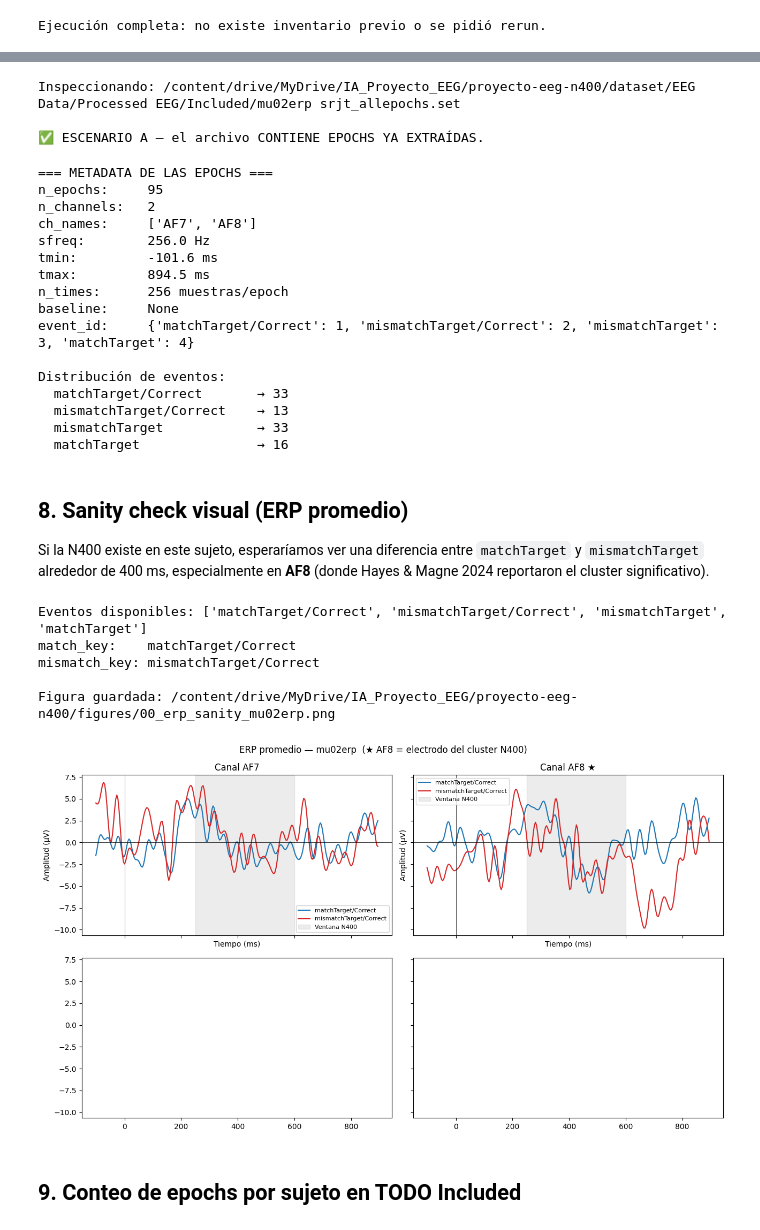
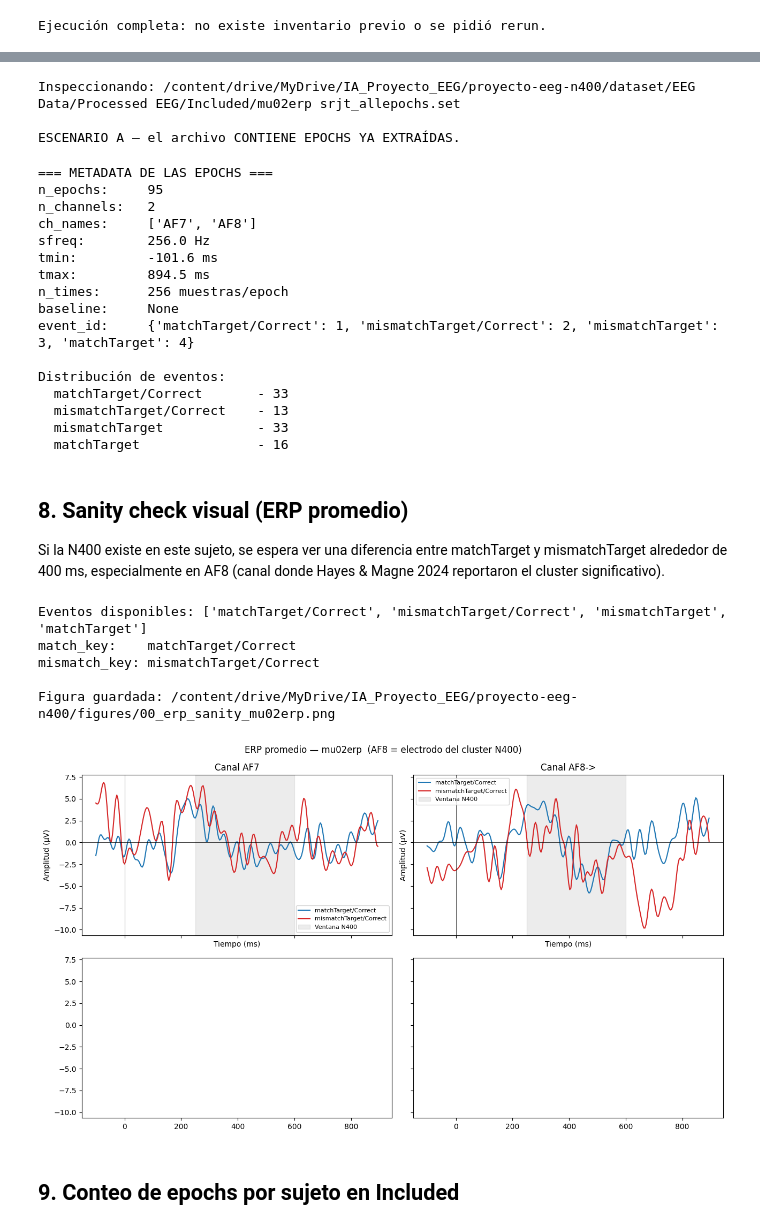
Before and after one commit to unpluggedREVAN/proyecto-eeg-n400, a Jupyter notebook: notebooks/00_setup_and_verify.ipynb, the cells around one changed output, grey strips where cells are left out. Saved outputs shown, nothing was run; the diff lists cells and outputs as text; code cells hidden in the pictures.

```diff
--- a/notebooks/00_setup_and_verify.ipynb
+++ b/notebooks/00_setup_and_verify.ipynb
@@ -49,15 +27,14 @@ Lo único que pueden necesitar cambiar es `PROJECT_ROOT_DRIVE` si pusieron el re
 # %%
 # ============================================================
-# Ruta al repo clonado dentro de Drive
-# (esta ruta debe contener configs/, notebooks/, dataset/, etc.)
+# Ruta del repo
 # ============================================================
 PROJECT_ROOT_DRIVE = '/content/drive/MyDrive/IA_Proyecto_EEG/proyecto-eeg-n400'
 
-# Sujeto de muestra para inspección detallada (debe estar en Included)
+# Sujeto de muestra para inspección (debe estar en Included)
 SAMPLE_SUBJECT = 'mu02erp'
 
 # Forzar re-ejecución completa aunque las salidas ya existan
-FORCE_RERUN = False
+FORCE_RERUN = True
 
 print(f'PROJECT_ROOT_DRIVE: {PROJECT_ROOT_DRIVE}')
 print(f'SAMPLE_SUBJECT:     {SAMPLE_SUBJECT}')
@@ -310,25 +284,25 @@ if not SKIP_REST:
     try:
         epochs = mne.io.read_epochs_eeglab(str(sample_path), verbose='ERROR')
         scenario = 'A_epochs'
-        print('✅ ESCENARIO A — el archivo CONTIENE EPOCHS YA EXTRAÍDAS.')
+        print('ESCENARIO A — el archivo CONTIENE EPOCHS YA EXTRAÍDAS.')
     except Exception as e_ep:
         print(f'No se pudo leer como Epochs: {type(e_ep).__name__}')
         print(f'   Detalle: {str(e_ep)[:200]}')
-        print('Intentando como señal continua (Raw)...\n')
+        print('Intentando como señal continua (Raw)\n')
         try:
             raw = mne.io.read_raw_eeglab(str(sample_path), preload=True, verbose='ERROR')
             scenario = 'B_continuous'
-            print('✅ ESCENARIO B — el archivo es SEÑAL CONTINUA.')
+            print('ESCENARIO B — el archivo es SEÑAL CONTINUA.')
         except Exception as e_raw:
             scenario = 'ERROR'
-            print(f'❌ FALLO también como Raw: {type(e_raw).__name__}: {e_raw}')
+            print(f'FALLO también como Raw: {type(e_raw).__name__}: {e_raw}')
             raise
 
     inventory['scenario'] = scenario
 # %% [output]
 Inspeccionando: /content/drive/MyDrive/IA_Proyecto_EEG/proyecto-eeg-n400/dataset/EEG Data/Processed EEG/Included/mu02erp srjt_allepochs.set
 
-✅ ESCENARIO A — el archivo CONTIENE EPOCHS YA EXTRAÍDAS.
+ESCENARIO A — el archivo CONTIENE EPOCHS YA EXTRAÍDAS.
 # %%
 if not SKIP_REST and scenario == 'A_epochs':
     print('=== METADATA DE LAS EPOCHS ===')
@@ -346,7 +320,7 @@ if not SKIP_REST and scenario == 'A_epochs':
     id_to_name = {v: k for k, v in epochs.event_id.items()}
     events_counter = Counter(epochs.events[:, 2])
     for code, count in sorted(events_counter.items()):
-        print(f'  {id_to_name.get(code, str(code)):25s} → {count}')
+        print(f'  {id_to_name.get(code, str(code)):25s} - {count}')
 
     inventory['scenario_A_details'] = {
         'n_epochs':   int(len(epochs)),
@@ -397,14 +371,14 @@ baseline:     None
 event_id:     {'matchTarget/Correct': 1, 'mismatchTarget/Correct': 2, 'mismatchTarget': 3, 'matchTarget': 4}
 
 Distribución de eventos:
-  matchTarget/Correct       → 33
-  mismatchTarget/Correct    → 13
-  mismatchTarget            → 33
-  matchTarget               → 16
+  matchTarget/Correct       - 33
+  mismatchTarget/Correct    - 13
+  mismatchTarget            - 33
+  matchTarget               - 16
 # %% [markdown]
 ## 8. Sanity check visual (ERP promedio)
 
-Si la N400 existe en este sujeto, esperaríamos ver una diferencia entre `matchTarget` y `mismatchTarget` alrededor de 400 ms, especialmente en **AF8** (donde Hayes & Magne 2024 reportaron el cluster significativo).
+Si la N400 existe en este sujeto, se espera ver una diferencia entre matchTarget y mismatchTarget alrededor de 400 ms, especialmente en AF8 (canal donde Hayes & Magne 2024 reportaron el cluster significativo).
 # %%
 if not SKIP_REST and scenario == 'A_epochs':
     available = list(epochs.event_id.keys())
@@ -430,39 +404,39 @@ if not SKIP_REST and scenario == 'A_epochs':
         fig, axes = plt.subplots(2, 2, figsize=(13, 7.5), sharex=True, sharey=True)
         for ax, ch in zip(axes.flat, epochs.ch_names[:4]):
             ch_idx = epochs.ch_names.index(ch)
             ax.plot(evoked_match.times * 1000,
                     evoked_match.data[ch_idx] * 1e6,
                     label=match_key, color='tab:blue', linewidth=1.5)
             ax.plot(evoked_mismatch.times * 1000,
                     evoked_mismatch.data[ch_idx] * 1e6,
                     label=mismatch_key, color='tab:red', linewidth=1.5)
             ax.axvspan(n400_t1, n400_t2, color='gray', alpha=0.15, label='Ventana N400')
             ax.axvline(0, color='k', linewidth=0.5)
             ax.axhline(0, color='k', linewidth=0.5)
-            title_extra = ' ★' if ch == 'AF8' else ''
+            title_extra = '->' if ch == 'AF8' else ''
             ax.set_title(f'Canal {ch}{title_extra}')
             ax.set_xlabel('Tiempo (ms)')
             ax.set_ylabel('Amplitud (µV)')
             ax.legend(loc='best', fontsize=8)
             ax.invert_yaxis()
-        plt.suptitle(f'ERP promedio — {SAMPLE_SUBJECT}  (★ AF8 = electrodo del cluster N400)', fontsize=12)
+        plt.suptitle(f'ERP promedio — {SAMPLE_SUBJECT}  (AF8 = electrodo del cluster N400)', fontsize=12)
         plt.tight_layout()
 
         fig_path = FIGURES_DIR / f'00_erp_sanity_{SAMPLE_SUBJECT}.png'
         plt.savefig(fig_path, dpi=120, bbox_inches='tight')
         print(f'\nFigura guardada: {fig_path}')
         plt.show()
     else:
-        print('⚠ No se encontraron eventos match/mismatch claros — revisar nombres.')
+        print('No se encontraron eventos match/mismatch claros — revisar nombres.')
 # %% [output]
 Eventos disponibles: ['matchTarget/Correct', 'mismatchTarget/Correct', 'mismatchTarget', 'matchTarget']
 match_key:    matchTarget/Correct
 mismatch_key: mismatchTarget/Correct
 
 Figura guardada: /content/drive/MyDrive/IA_Proyecto_EEG/proyecto-eeg-n400/figures/00_erp_sanity_mu02erp.png
-[figure, old version]
+[figure, new version]
 # %% [markdown]
-## 9. Conteo de epochs por sujeto en TODO Included
+## 9. Conteo de epochs por sujeto en Included
 # %%
 if not SKIP_REST and scenario == 'A_epochs':
     from tqdm.auto import tqdm
```
Also changed, not shown: parts of 17 cells of this notebook, 15 other files.
